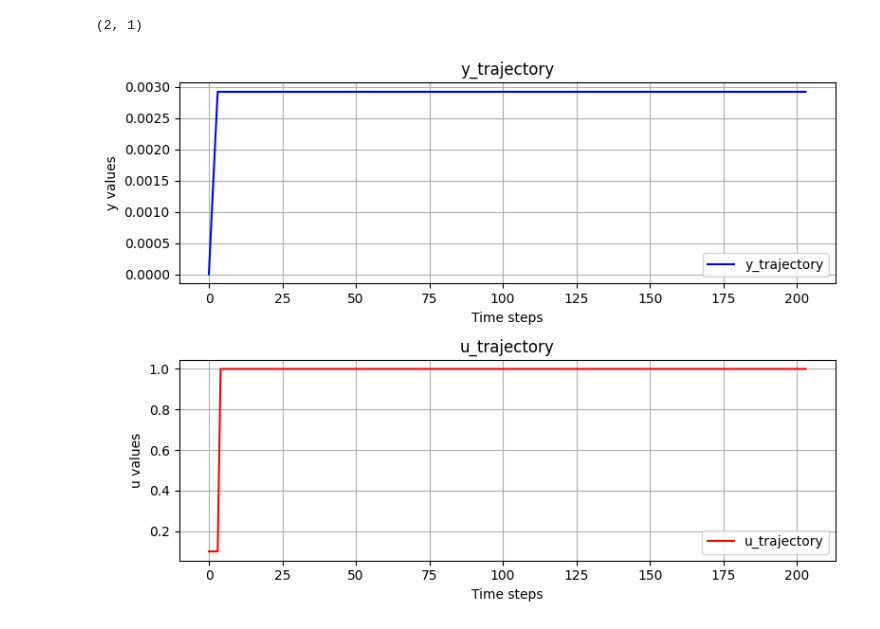
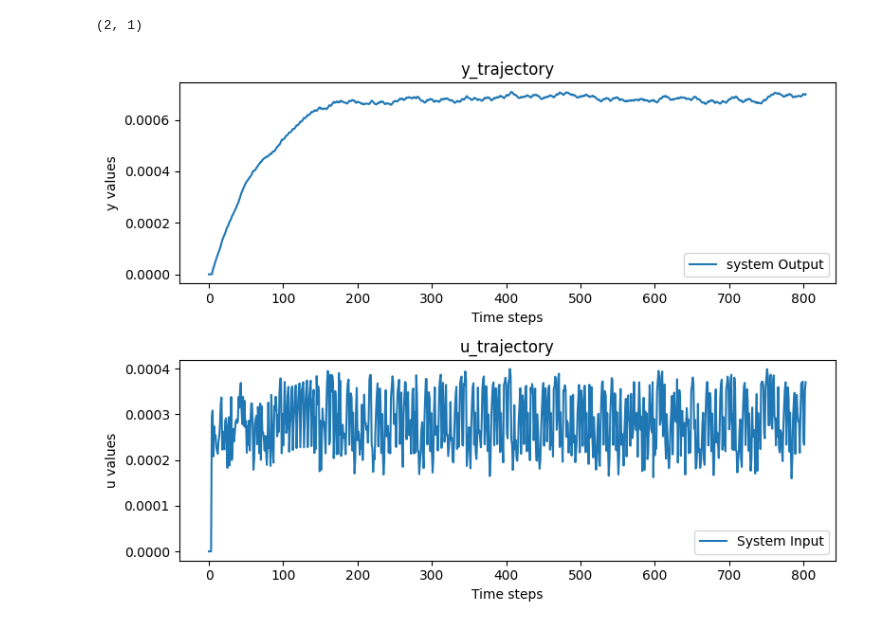
Before and after one commit to teimour-halizadeh/direct_MPC_for_Pekilo, a Jupyter notebook: main.ipynb, the cells around one changed output. Cells and saved outputs as stored; diff of their text form; code cells hidden in the pictures.

```diff
--- a/main.ipynb
+++ b/main.ipynb
@@ -106,15 +107,14 @@ Ts = 0.1
 # initial states
 initial_cond = np.array([[0.5],[0]])
 # system nominal parameter
-system_parameters = (np.array([0.4, 2, 0.6]))
+system_parameters = (np.array([0.4, 2, 0.6, 0.4]))
 
 
-
-step_length = [1]
+step_length = [3]
 steps = np.arange(0, 2, 0.1)
 zeros = np.zeros(shape=(10))
 steps_level = np.concatenate((steps, zeros))
-NUM_STEPS = 100
+NUM_STEPS = 200
 system_input = generate_prbs_like_signal(step_length, steps_level, NUM_STEPS)
 
 
@@ -191,36 +189,36 @@ print(Up.shape, Uf.shape, Yp.shape, Yf.shape, dict_matrix.shape)
 # initial states
 # initial_cond = np.array([[0.1],[0]])
 # system nominal parameter
-system_parameters = (np.array([0.4, 2, 0.6]))
+# system_parameters = (np.array([0.4, 2, 0.6, 1]))
 # reference signal
-r = np.ones((N)) * 2
+r = np.ones((N)) * 0.5
 
-u_upper_bound = 2
-u_lower_bound = -1
+u_upper_bound = 1
+u_lower_bound = 0
 
-y_upper_bound = 2
+y_upper_bound = 1
 y_lower_bound = 0
 
 # cost function matrices
-Q = np.array([1000000])
-R = np.array([0.01])
+Q = np.array([1000])
+R = np.array([0.001])
 
-lambda_g = 10
+lambda_g = 0.1
 
 
 # Experiment time: how many time steps you want to apply the controller
-exp_time = 200
+exp_time = 800
 
 # how many steps we want to take from u optimal
 s = 1
 
 # call the system to get yini
-u_ini = np.ones((1, Tini)) * 0.1
+u_ini = np.ones((1, Tini)) * 0
 states  = simulating_system(initial_cond, u_ini, system_parameters)
 # we the final states
 final_states = states[:,[-1]]
 # we get the y and record
-y_ini = states[[1],:]
+y_ini = states[[1],:-1]
 print(final_states.shape)
 
 
@@ -259,27 +258,26 @@ for i in range(exp_time):
 # %%
 # Create the figure and the 2x1 subplots
 fig, axs = plt.subplots(2, 1, figsize=(8, 6))
 
 # Plot y_trajectory on the top subplot (axs[0])
-axs[0].plot(y_trajectory.T, label="y_trajectory", color='b')
+axs[0].plot(y_trajectory.T, label="system Output")
 axs[0].set_title("y_trajectory")
 axs[0].set_xlabel("Time steps")
 axs[0].set_ylabel("y values")
-axs[0].grid(True)
 axs[0].legend()
 
 # Plot u_trajectory on the bottom subplot (axs[1])
-axs[1].plot(u_trajectory.T, label="u_trajectory", color='r')
+axs[1].plot(u_trajectory.T, label="System Input")
 axs[1].set_title("u_trajectory")
 axs[1].set_xlabel("Time steps")
 axs[1].set_ylabel("u values")
-axs[1].grid(True)
+
 axs[1].legend()
 
 # Adjust layout to avoid overlap
 plt.tight_layout()
 
 # Show the plots
 plt.show()
 # %% [output]
-[figure, old version]
+[figure, new version]
```
Also changed, not shown: parts of 7 cells of this notebook.
